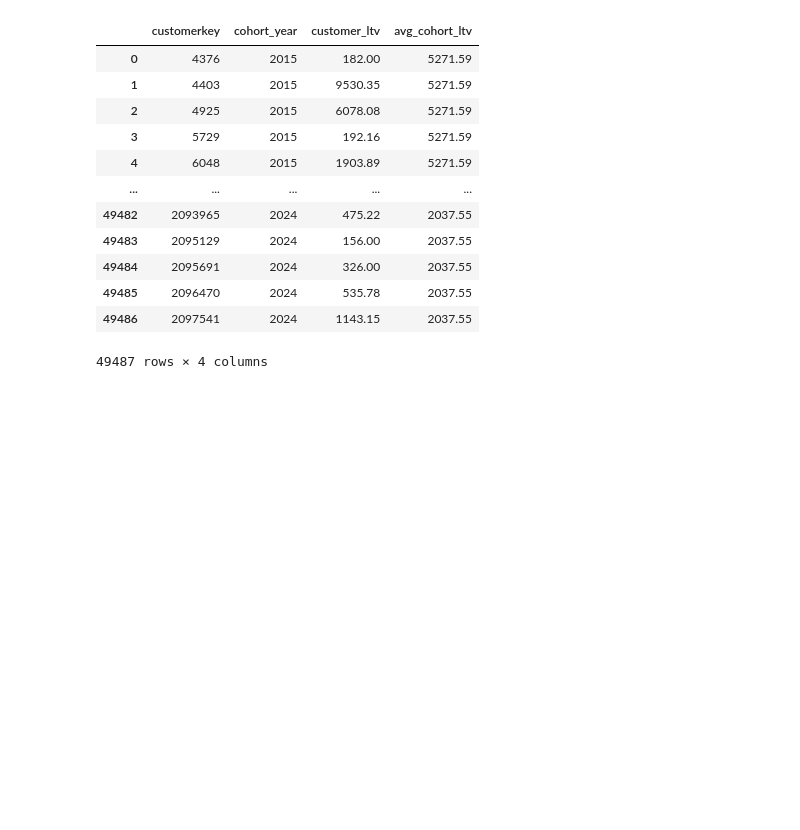
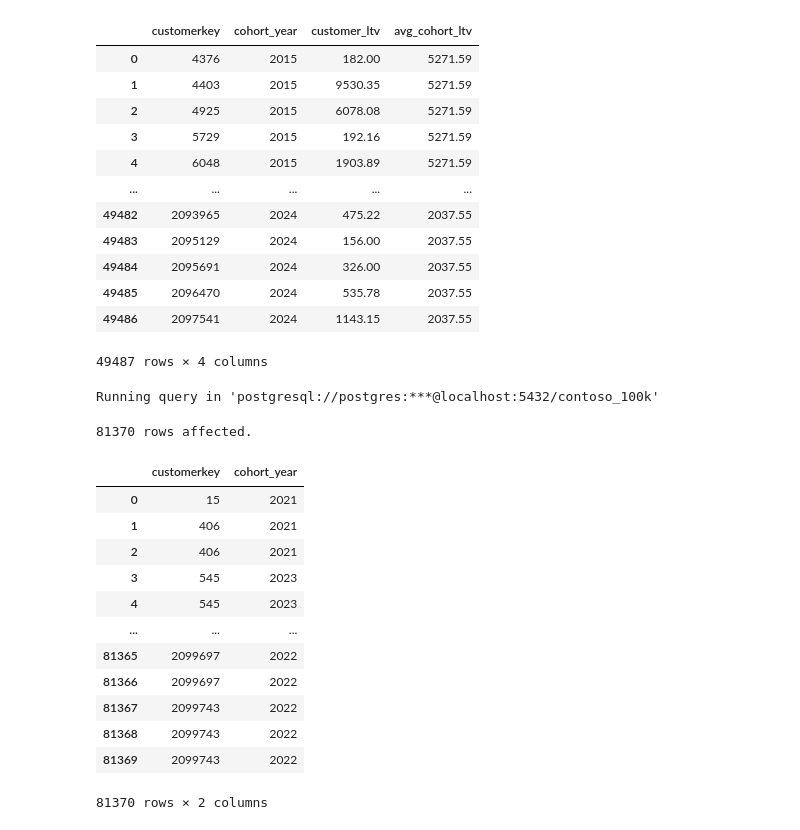
Before and after one commit to arunr364/sql_intermediate, a Jupyter notebook: Resources/Blank_SQL_Notebook.ipynb, the cells around one changed output. Drawn from its saved outputs; the diff is of its cells as text; code cells hidden in the pictures; blank space fills up the shorter version.

```diff
--- a/Resources/Blank_SQL_Notebook.ipynb
+++ b/Resources/Blank_SQL_Notebook.ipynb
@@ -168,3 +168,33 @@ Running query in 'postgresql://postgres:***@localhost:5432/contoso_100k'
 | 49485 | 2096470 | 2024 | 535.78 | 2037.55 |
 | 49486 | 2097541 | 2024 | 1143.15 | 2037.55 |
 49487 rows × 4 columns
+# %%
+%%sql
+WITH cohort AS (
+SELECT
+  customerkey,
+  EXTRACT(YEAR FROM MIN(orderdate) OVER (PARTITION BY customerkey)) AS cohort_year
+FROM
+  sales
+)
+
+SELECT *
+FROM
+  cohort
+WHERE cohort_year >= '2020'
+# %% [output]
+Running query in 'postgresql://postgres:***@localhost:5432/contoso_100k'
+81370 rows affected.
+|  | customerkey | cohort_year |
+| 0 | 15 | 2021 |
+| 1 | 406 | 2021 |
+| 2 | 406 | 2021 |
+| 3 | 545 | 2023 |
+| 4 | 545 | 2023 |
+| ... | ... | ... |
+| 81365 | 2099697 | 2022 |
+| 81366 | 2099697 | 2022 |
+| 81367 | 2099743 | 2022 |
+| 81368 | 2099743 | 2022 |
+| 81369 | 2099743 | 2022 |
+81370 rows × 2 columns
```
Also changed, not shown: parts of 1 cell of this notebook.
